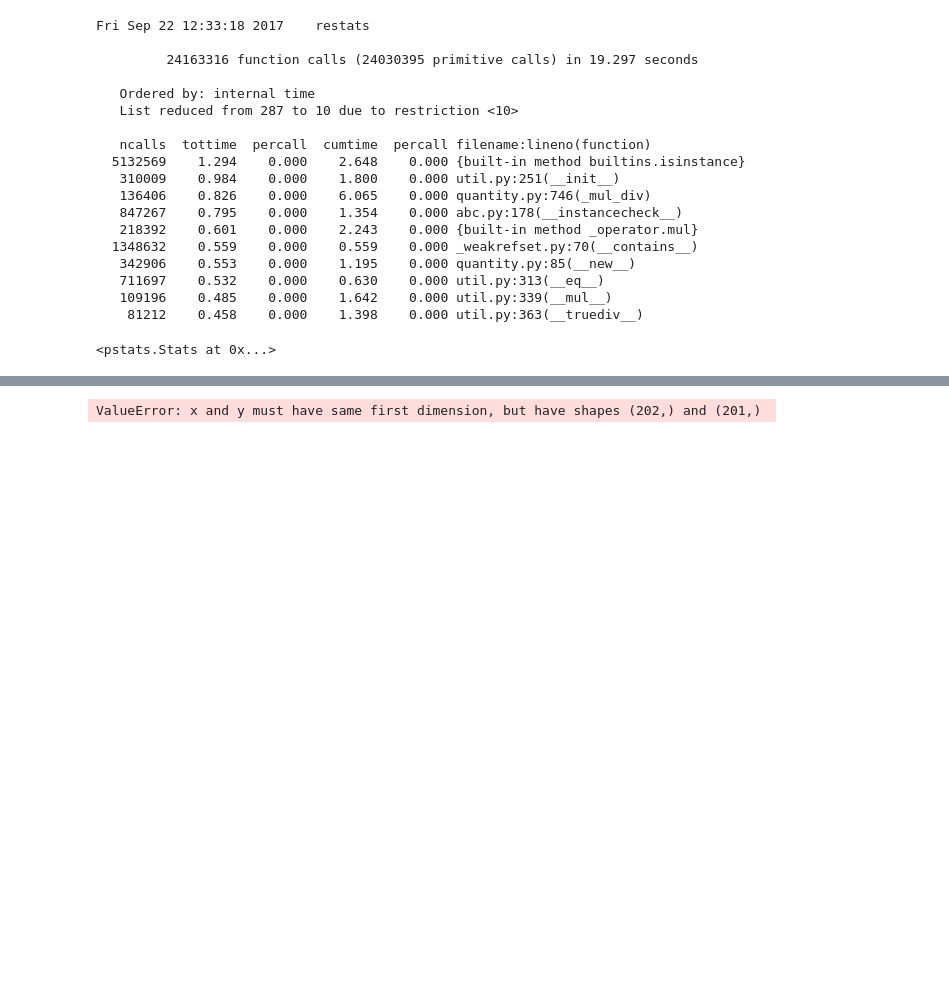
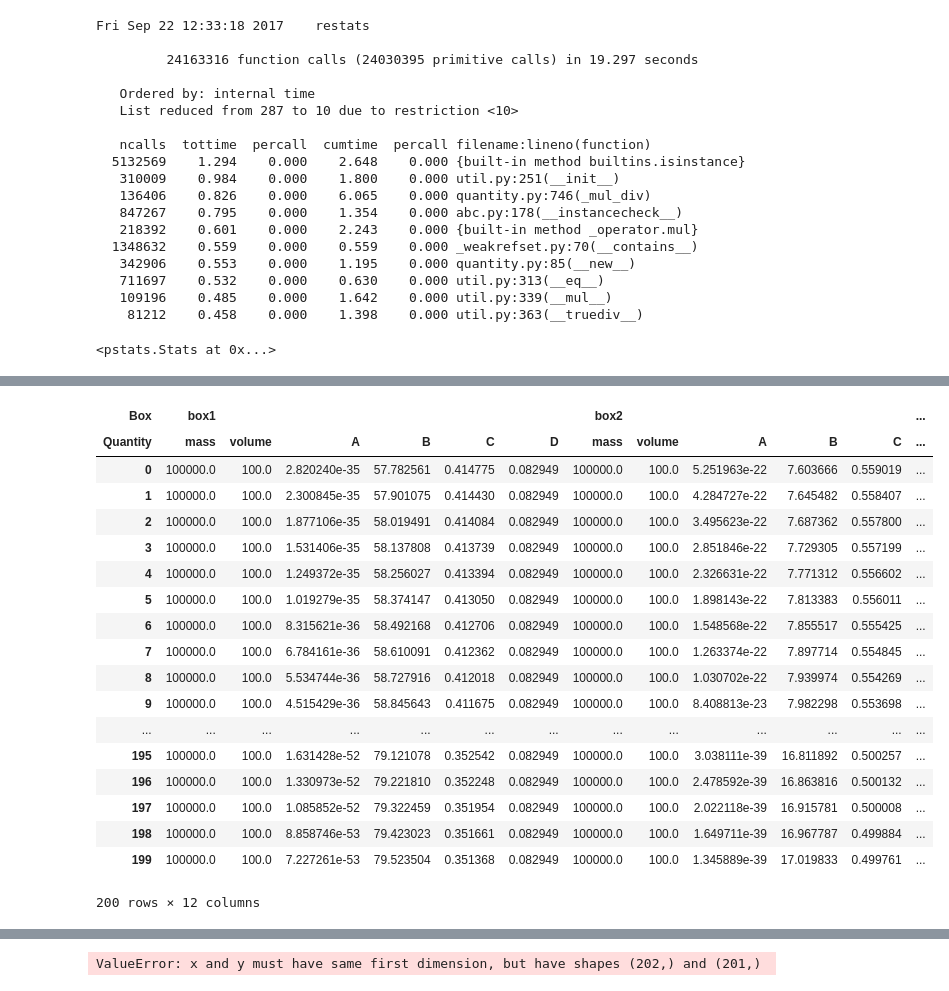
Before and after one commit to maschwanden/boxsimu, a Jupyter notebook: simulations/testing_notebooks/Simu3.ipynb, the cells around one changed output, grey strips where cells are left out. Saved outputs shown, nothing was run; the diff lists cells and outputs as text; code cells hidden in the pictures; blank space fills up the shorter version.

```diff
--- a/simulations/testing_notebooks/Simu3.ipynb
+++ b/simulations/testing_notebooks/Simu3.ipynb
@@ -218,3 +210,25 @@ Function "solve(...)" used 5.919s
+# %%
+sol.df
+# %% [output]
+| Box | box1 |  |  |  |  |  | box2 |  |  |  |  | ... |
+| Quantity | mass | volume | A | B | C | D | mass | volume | A | B | C | ... |
+| 0 | 100000.0 | 100.0 | 2.820240e-35 | 57.782561 | 0.414775 | 0.082949 | 100000.0 | 100.0 | 5.251963e-22 | 7.603666 | 0.559019 | ... |
+| 1 | 100000.0 | 100.0 | 2.300845e-35 | 57.901075 | 0.414430 | 0.082949 | 100000.0 | 100.0 | 4.284727e-22 | 7.645482 | 0.558407 | ... |
+| 2 | 100000.0 | 100.0 | 1.877106e-35 | 58.019491 | 0.414084 | 0.082949 | 100000.0 | 100.0 | 3.495623e-22 | 7.687362 | 0.557800 | ... |
+| 3 | 100000.0 | 100.0 | 1.531406e-35 | 58.137808 | 0.413739 | 0.082949 | 100000.0 | 100.0 | 2.851846e-22 | 7.729305 | 0.557199 | ... |
+| 4 | 100000.0 | 100.0 | 1.249372e-35 | 58.256027 | 0.413394 | 0.082949 | 100000.0 | 100.0 | 2.326631e-22 | 7.771312 | 0.556602 | ... |
+| 5 | 100000.0 | 100.0 | 1.019279e-35 | 58.374147 | 0.413050 | 0.082949 | 100000.0 | 100.0 | 1.898143e-22 | 7.813383 | 0.556011 | ... |
+| 6 | 100000.0 | 100.0 | 8.315621e-36 | 58.492168 | 0.412706 | 0.082949 | 100000.0 | 100.0 | 1.548568e-22 | 7.855517 | 0.555425 | ... |
+| 7 | 100000.0 | 100.0 | 6.784161e-36 | 58.610091 | 0.412362 | 0.082949 | 100000.0 | 100.0 | 1.263374e-22 | 7.897714 | 0.554845 | ... |
+| 8 | 100000.0 | 100.0 | 5.534744e-36 | 58.727916 | 0.412018 | 0.082949 | 100000.0 | 100.0 | 1.030702e-22 | 7.939974 | 0.554269 | ... |
+| 9 | 100000.0 | 100.0 | 4.515429e-36 | 58.845643 | 0.411675 | 0.082949 | 100000.0 | 100.0 | 8.408813e-23 | 7.982298 | 0.553698 | ... |
+| ... | ... | ... | ... | ... | ... | ... | ... | ... | ... | ... | ... | ... |
+| 195 | 100000.0 | 100.0 | 1.631428e-52 | 79.121078 | 0.352542 | 0.082949 | 100000.0 | 100.0 | 3.038111e-39 | 16.811892 | 0.500257 | ... |
+| 196 | 100000.0 | 100.0 | 1.330973e-52 | 79.221810 | 0.352248 | 0.082949 | 100000.0 | 100.0 | 2.478592e-39 | 16.863816 | 0.500132 | ... |
+| 197 | 100000.0 | 100.0 | 1.085852e-52 | 79.322459 | 0.351954 | 0.082949 | 100000.0 | 100.0 | 2.022118e-39 | 16.915781 | 0.500008 | ... |
+| 198 | 100000.0 | 100.0 | 8.858746e-53 | 79.423023 | 0.351661 | 0.082949 | 100000.0 | 100.0 | 1.649711e-39 | 16.967787 | 0.499884 | ... |
+| 199 | 100000.0 | 100.0 | 7.227261e-53 | 79.523504 | 0.351368 | 0.082949 | 100000.0 | 100.0 | 1.345889e-39 | 17.019833 | 0.499761 | ... |
+200 rows × 12 columns
 # %%
 sol.plot_variable_mass_of_all_boxes(system.variables.A, yaxis_log=False)
 # %% [output]
```
Also changed, not shown: parts of 5 cells of this notebook, 14 other files.
